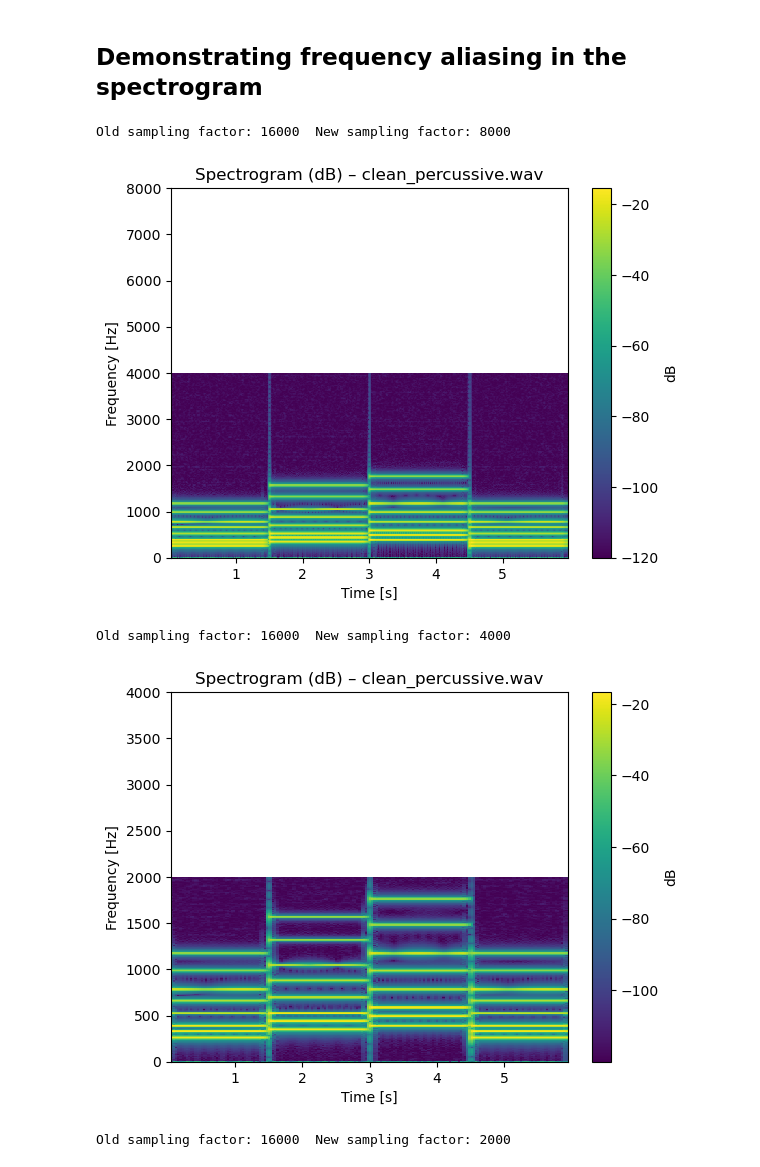
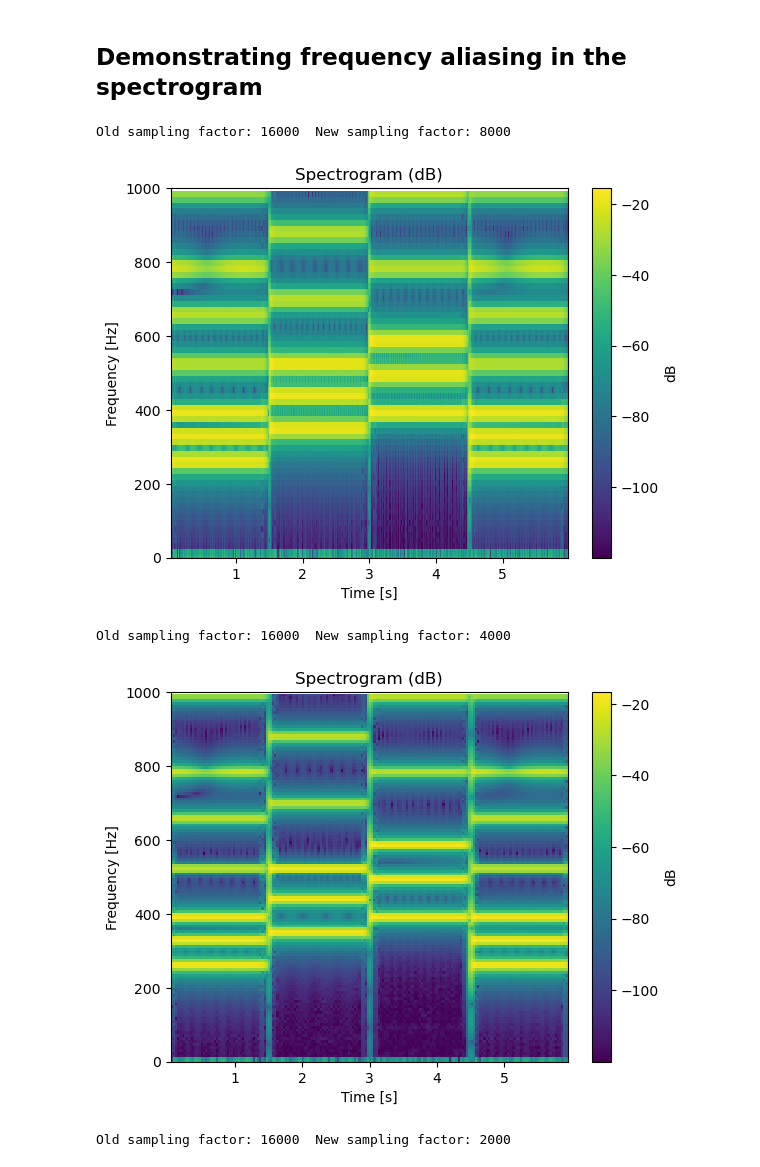
Before and after one commit to fabioantonacci79/BasicDSP, a Jupyter notebook: notebooks/02_fft_spectrogram.ipynb, the cells around one changed output. Cells and saved outputs as stored; diff of their text form; code cells hidden in the pictures.

```diff
--- a/notebooks/02_fft_spectrogram.ipynb
+++ b/notebooks/02_fft_spectrogram.ipynb
@@ -29,7 +29,7 @@ from IPython.display import Audio, display
 import ipywidgets as widgets
 
 
-DATA_DIR = Path('/content/BasicDSP/notebooks/audio_dataset')
+DATA_DIR = Path('audio_dataset')
 SR_DEFAULT = 16000
 
 def load_wav(path):
@@ -388,26 +397,28 @@ for fname in ['clean_music.wav', 'clean_percussive.wav', 'speechlike_with_50hz_h
 # %%
 def decimate_simple(x, sr_old, sr_new):
     k = int(sr_old // sr_new)
     return x[::k]
 sr, x = load_wav(DATA_DIR/'clean_music.wav')
 
 for sr_new in [8000, 4000, 2000]:
     dec_factor = sr/sr_new
     x_new = decimate_simple(x, sr, sr_new)
     print("Old sampling factor:", sr, " New sampling factor:", sr_new)
     f, tt, Sxx = signal.spectrogram(x_new, fs=sr_new, window='hann', nperseg=512, noverlap=384, scaling='spectrum')
     S_db = 10*np.log10(Sxx + 1e-12)
     plt.figure()
-    plt.pcolormesh(tt, f, S_db, shading='auto')
+   # print("size:",np.size(S_db),np.size(S_db[1]),len(f))
+    plt.pcolormesh(tt, f[0:int(2000/sr_new*257)], S_db[0:int(2000/sr_new*257),:], shading='auto')
+
     plt.ylabel('Frequency [Hz]')
     plt.xlabel('Time [s]')
-    plt.title(f'Spectrogram (dB) – {fname}')
-    plt.ylim(0, sr_new)
+    plt.title(f'Spectrogram (dB)')
+    plt.ylim(0, 1000)
     plt.colorbar(label='dB')
     plt.show()
 # %% [output]
 Old sampling factor: 16000  New sampling factor: 8000
-[figure, old version]
+[figure, new version]
 Old sampling factor: 16000  New sampling factor: 4000
-[figure, old version]
+[figure, new version]
 Old sampling factor: 16000  New sampling factor: 2000
```
Also changed, not shown: parts of 2 cells of this notebook, 2 other files.
